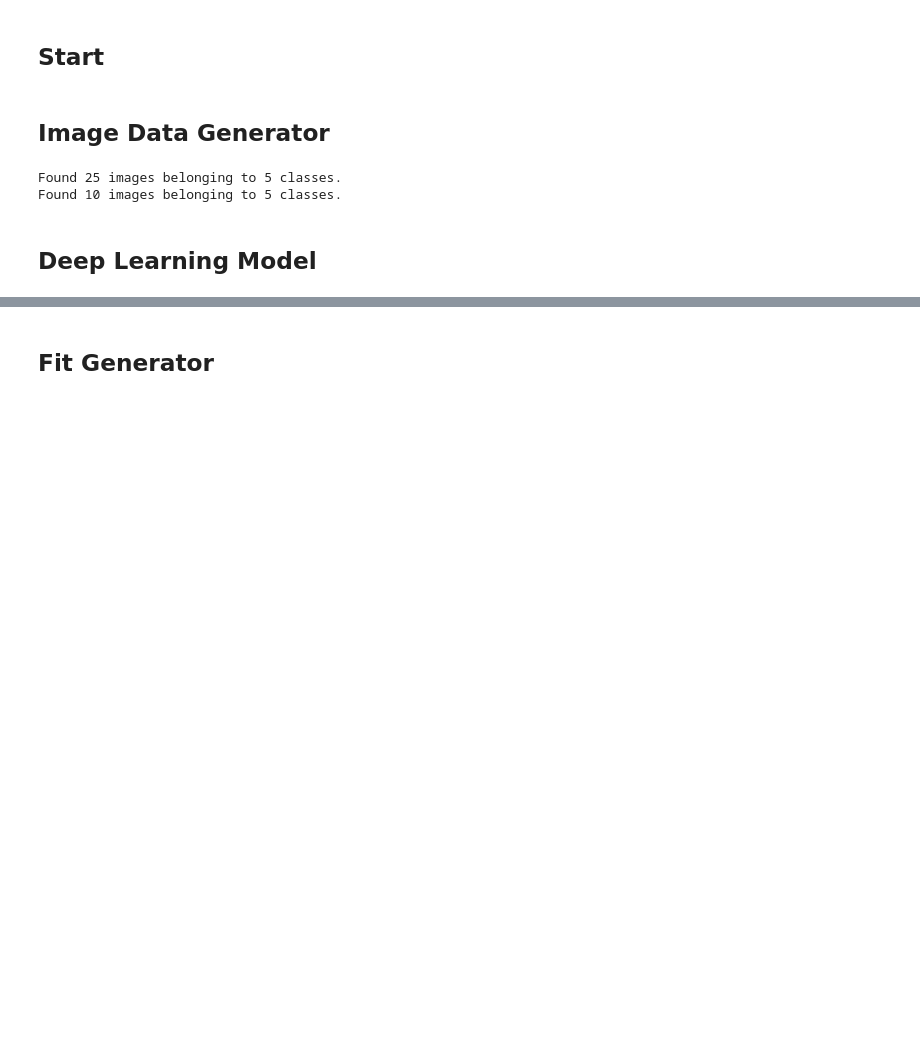
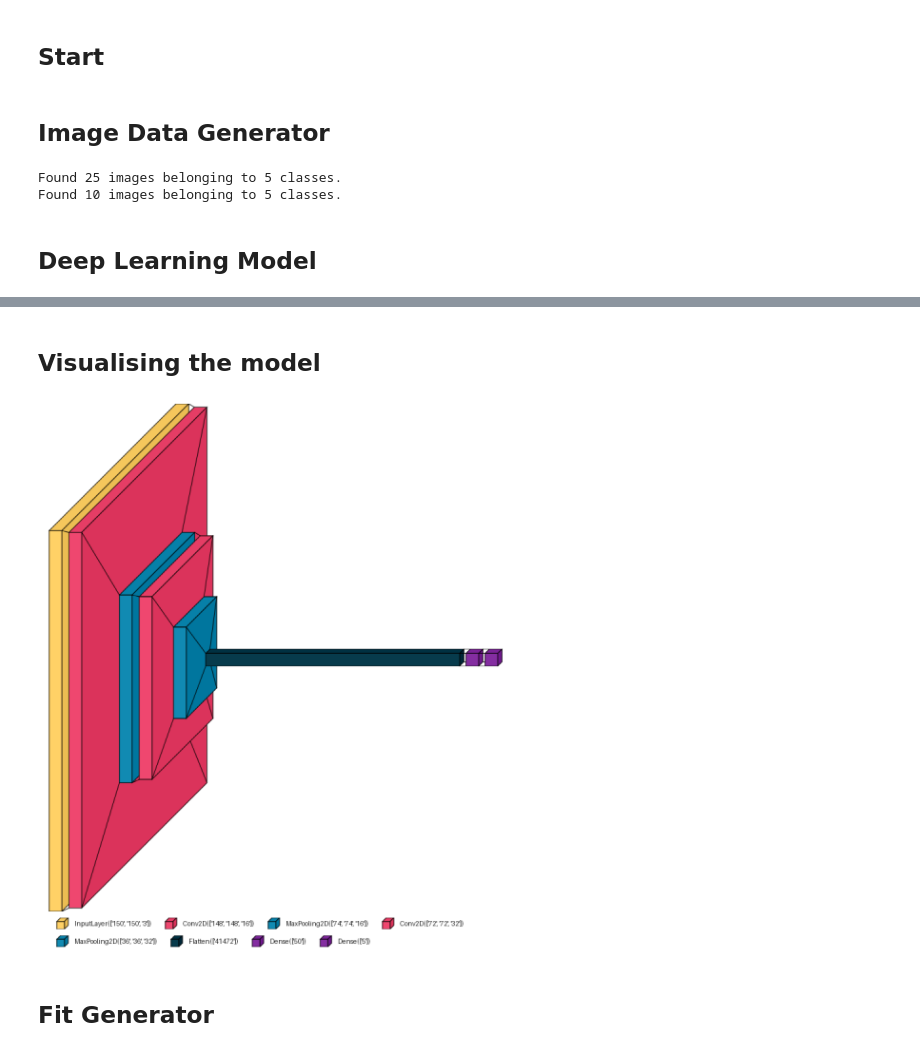
Before and after one commit to widiarrohman1234/widiarrohman1234.github.io, a Jupyter notebook: Artificial_Intelligence/program_application/UAS_AI_S2_Prof_Ali_Barakbah_Class_Animal/UAS_AI_S2_Prof_Ali_Barakbah_Class_Animal(program bapak experiment).ipynb, the cells around one changed output, grey strips where cells are left out. Cells and saved outputs as stored; diff of their text form; code cells hidden in the pictures; blank space fills up the shorter version.

```diff
--- a/Artificial_Intelligence/program_application/UAS_AI_S2_Prof_Ali_Barakbah_Class_Animal/UAS_AI_S2_Prof_Ali_Barakbah_Class_Animal(program bapak experiment).ipynb
+++ b/Artificial_Intelligence/program_application/UAS_AI_S2_Prof_Ali_Barakbah_Class_Animal/UAS_AI_S2_Prof_Ali_Barakbah_Class_Animal(program bapak experiment).ipynb
@@ -60,3 +151,17 @@ I0000 00:00:1733370693.974284   14958 gpu_device.cc:2022] Created device /job:lo
+# %% [markdown]
+## Visualising the model
+# %%
+import visualkeras
+import matplotlib.pyplot as plt
+
+img_mode = visualkeras.layered_view(model, legend=True, show_dimension=True)
+# Display the image inline using matplotlib
+plt.figure(figsize=(15, 15))  # Increase the size here
+plt.imshow(img_mode)
+plt.axis('off')  # Turn off the axis for a cleaner output
+plt.show()
+# %% [output]
+[figure, added]
 # %% [markdown]
 ## Fit Generator
 # %%
```
Also changed, not shown: parts of 6 cells of this notebook.
